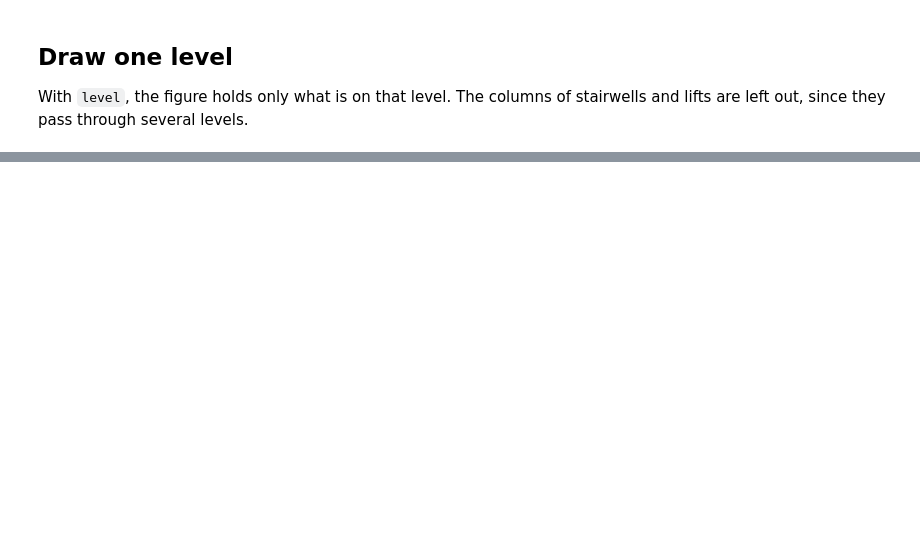
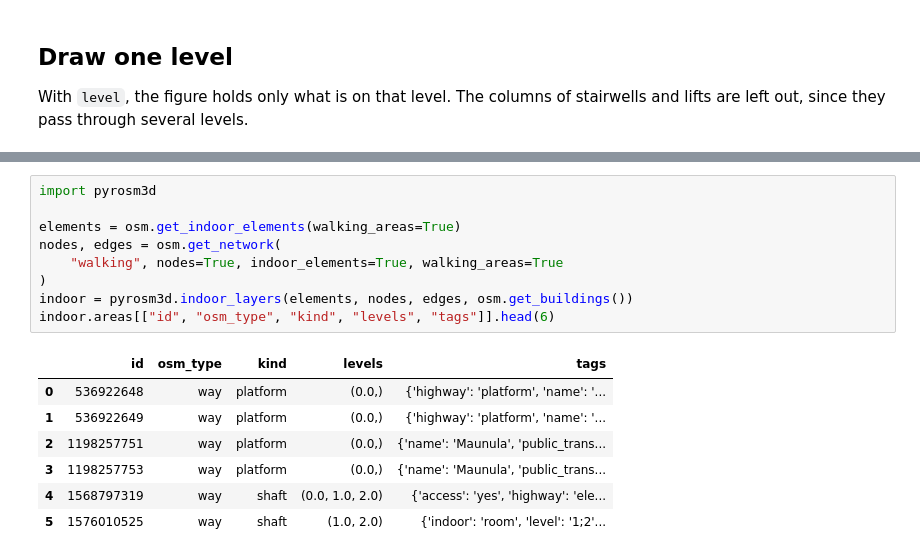
Before and after one commit to pyrosm/pyrosm3D, a Jupyter notebook: docs/indoor_views.ipynb, the cells around one changed output, grey strips where cells are left out. Cells and saved outputs as stored; diff of their text form; blank space fills up the shorter version.

```diff
--- a/docs/indoor_views.ipynb
+++ b/docs/indoor_views.ipynb
@@ -89,0 +59,17 @@ pyrosm3d.plot_network(edges, nodes).show()
+# %%
+import pyrosm3d
+
+elements = osm.get_indoor_elements(walking_areas=True)
+nodes, edges = osm.get_network(
+    "walking", nodes=True, indoor_elements=True, walking_areas=True
+)
+indoor = pyrosm3d.indoor_layers(elements, nodes, edges, osm.get_buildings())
+indoor.areas[["id", "osm_type", "kind", "levels", "tags"]].head(6)
+# %% [output]
+|  | id | osm_type | kind | levels | tags |
+| 0 | 536922648 | way | platform | (0.0,) | {'highway': 'platform', 'name': '... |
+| 1 | 536922649 | way | platform | (0.0,) | {'highway': 'platform', 'name': '... |
+| 2 | 1198257751 | way | platform | (0.0,) | {'name': 'Maunula', 'public_trans... |
+| 3 | 1198257753 | way | platform | (0.0,) | {'name': 'Maunula', 'public_trans... |
+| 4 | 1568797319 | way | shaft | (0.0, 1.0, 2.0) | {'access': 'yes', 'highway': 'ele... |
+| 5 | 1576010525 | way | shaft | (1.0, 2.0) | {'indoor': 'room', 'level': '1;2'... |
```
Also changed, not shown: parts of 15 cells of this notebook, 4 other files.
